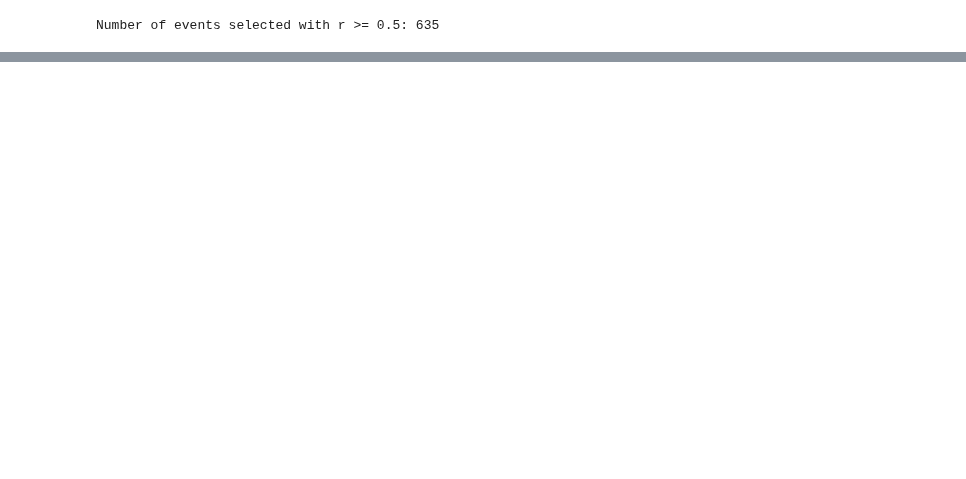
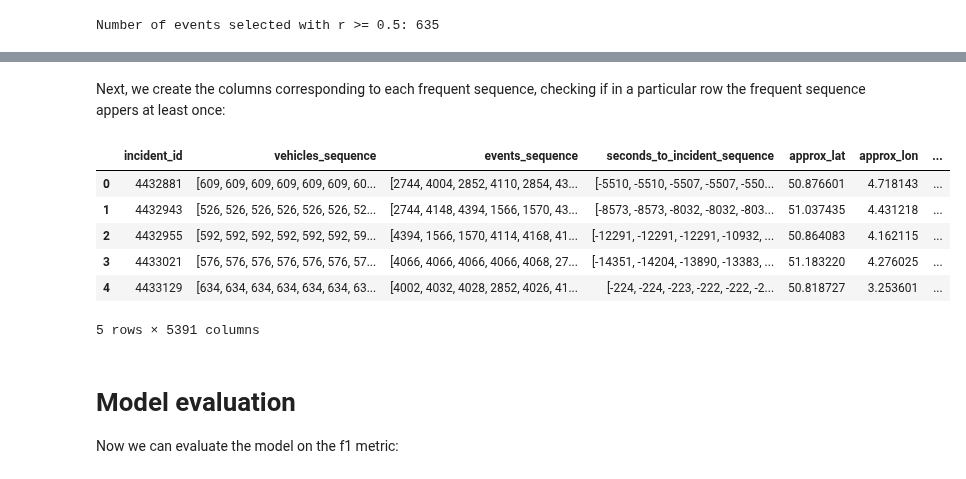
Before and after one commit to stef4k/train-maintenance-data-mining, a Jupyter notebook: research_paper_method.ipynb, the cells around one changed output, grey strips where cells are left out. Cells and saved outputs as stored; diff of their text form; code cells hidden in the pictures; blank space fills up the shorter version.

```diff
--- a/research_paper_method.ipynb
+++ b/research_paper_method.ipynb
@@ -149,8 +172,8 @@ df_te = pd.DataFrame(te_ary, columns=te.columns_)
 # %%
-from mlxtend.frequent_patterns import fpgrowth
 # Apply the FP-Growth algorithm to find frequent itemsets
 min_support = 0.05  # Adjust as needed based on dataset size
 
-frequent_itemsets = fpgrowth(df_te, min_support=min_support, use_colnames=True)
+frequent_itemsets = fpgrowth(df_te, min_support=min_support, use_colnames=True, max_len=2)
 
 print(f"Number of frequent itemsets found: {len(frequent_itemsets)}")
+frequent_itemsets.head(5)
@@ -171,12 +187,0 @@ print("New features added based on frequent itemsets.")
-# %%
-# Define time windows in minutes (for example purposes)
-time_windows = [5, 10, 15, 20, 30, 60]  # Adjust based on data granularity
-
-# Assume each event in events_sequence has an associated timestamp
-# For this example, we'll simulate event times (in minutes before the incident)
-import random
-
-def assign_event_times(events_sequence):
-    return [(e, random.randint(0, 120)) for e in events_sequence]  # Events within 2 hours before incident
-
-df['events_with_times'] = df['events_sequence'].apply(assign_event_times)
@@ -253,0 +188,37 @@ print(f"Average F1-score of the ensemble classifier: {np.mean(f1_scores):.4f}")
+# %% [markdown]
+Next, we create the columns corresponding to each frequent sequence, checking if in a particular row the frequent sequence appers at least once:
+# %%
+# Convert frequent itemsets into a list of tuples
+frequent_sets = [tuple(tup) for tup in frequent_itemsets['itemsets']]
+
+# Function that checks if the exact sequence of events from the tuple is found in the list
+def is_tuple_in_list(seq, lst):
+    # Convert the tuple to a list to make it easier to check for a subsequence
+    seq_list = list(seq)
+    # Iterate through the list and check if the subsequence appears
+    for i in range(len(lst) - len(seq_list) + 1):
+        if lst[i:i+len(seq_list)] == seq_list:
+            return 1
+    return 0
+
+# Create new features for each frequent itemset in one batch
+new_columns = {
+    f'itemset_{idx}': df['events_sequence'].apply(lambda x: int(is_tuple_in_list(itemset, x)))
+    for idx, itemset in enumerate(frequent_sets)
+}
+
+# Add all new features to the DataFrame at once
+df = pd.concat([df, pd.DataFrame(new_columns)], axis=1)
+
+df.head(5)
+# %% [output]
+|  | incident_id | vehicles_sequence | events_sequence | seconds_to_incident_sequence | approx_lat | approx_lon | ... |
+| 0 | 4432881 | [609, 609, 609, 609, 609, 609, 60... | [2744, 4004, 2852, 4110, 2854, 43... | [-5510, -5510, -5507, -5507, -550... | 50.876601 | 4.718143 | ... |
+| 1 | 4432943 | [526, 526, 526, 526, 526, 526, 52... | [2744, 4148, 4394, 1566, 1570, 43... | [-8573, -8573, -8032, -8032, -803... | 51.037435 | 4.431218 | ... |
+| 2 | 4432955 | [592, 592, 592, 592, 592, 592, 59... | [4394, 1566, 1570, 4114, 4168, 41... | [-12291, -12291, -12291, -10932, ... | 50.864083 | 4.162115 | ... |
+| 3 | 4433021 | [576, 576, 576, 576, 576, 576, 57... | [4066, 4066, 4066, 4066, 4068, 27... | [-14351, -14204, -13890, -13383, ... | 51.183220 | 4.276025 | ... |
+| 4 | 4433129 | [634, 634, 634, 634, 634, 634, 63... | [4002, 4032, 4028, 2852, 4026, 41... | [-224, -224, -223, -222, -222, -2... | 50.818727 | 3.253601 | ... |
+5 rows × 5391 columns
+# %% [markdown]
+# Model evaluation
+Now we can evaluate the model on the f1 metric:
```
Also changed, not shown: parts of 32 cells of this notebook.
